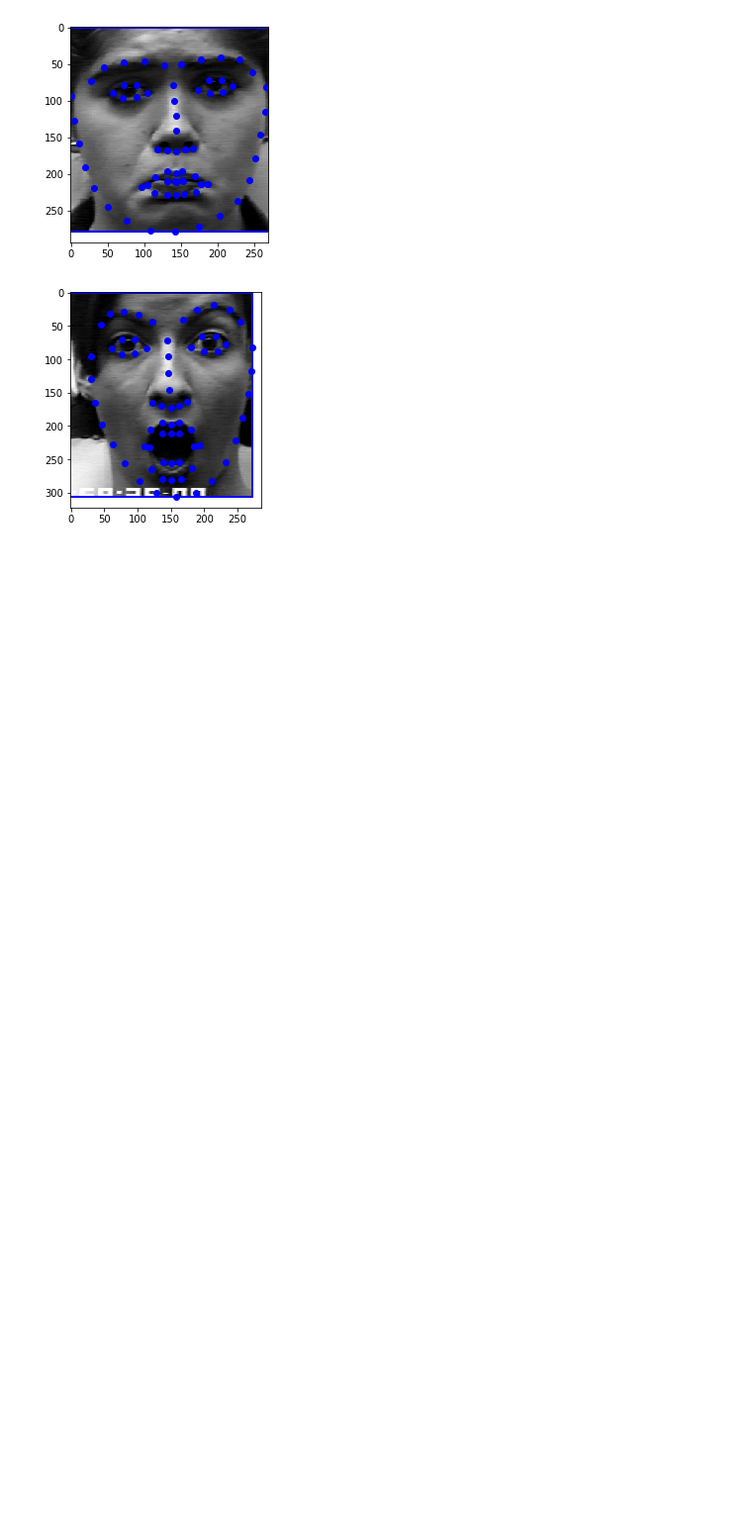
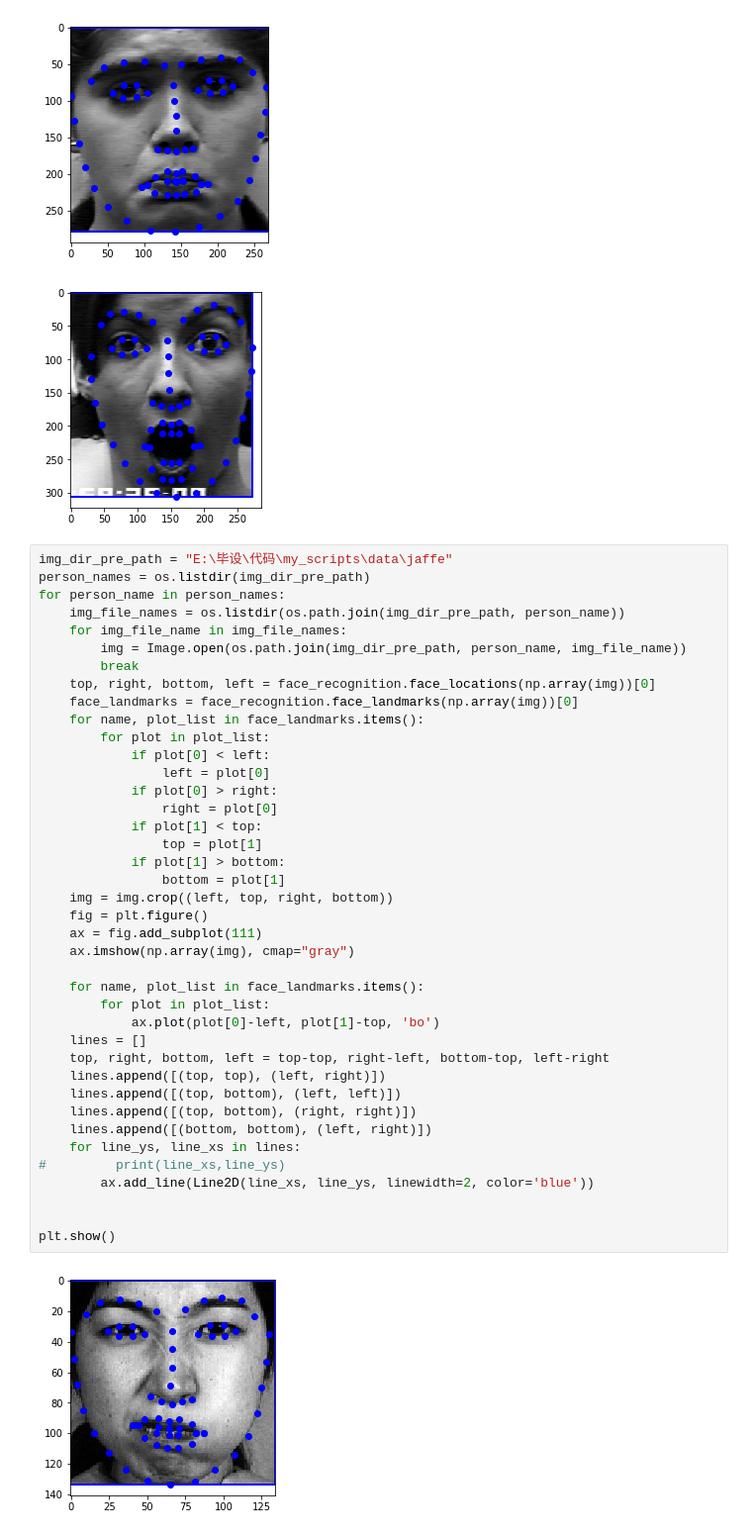
Before and after one commit to Chaunhewie/FER-based-on-Pytorch, a Jupyter notebook: pre_processing_data/re_build_data_face_recognition.ipynb, the cells around one changed output. Shown at 99% size. Saved outputs shown, nothing was run; the diff lists cells and outputs as text; blank space fills up the shorter version.

```diff
--- a/pre_processing_data/re_build_data_face_recognition.ipynb
+++ b/pre_processing_data/re_build_data_face_recognition.ipynb
@@ -57,3 +57,45 @@ plt.show()
 [figure]
 [figure]
 [figure]
+# %%
+img_dir_pre_path = "E:\毕设\代码\my_scripts\data\jaffe"
+person_names = os.listdir(img_dir_pre_path)
+for person_name in person_names:
+    img_file_names = os.listdir(os.path.join(img_dir_pre_path, person_name))
+    for img_file_name in img_file_names:
+        img = Image.open(os.path.join(img_dir_pre_path, person_name, img_file_name))
+        break
+    top, right, bottom, left = face_recognition.face_locations(np.array(img))[0]
+    face_landmarks = face_recognition.face_landmarks(np.array(img))[0]
+    for name, plot_list in face_landmarks.items():
+        for plot in plot_list:
+            if plot[0] < left:
+                left = plot[0]
+            if plot[0] > right:
+                right = plot[0]
+            if plot[1] < top:
+                top = plot[1]
+            if plot[1] > bottom:
+                bottom = plot[1]
+    img = img.crop((left, top, right, bottom))
+    fig = plt.figure()
+    ax = fig.add_subplot(111)
+    ax.imshow(np.array(img), cmap="gray")
+
+    for name, plot_list in face_landmarks.items():
+        for plot in plot_list:
+            ax.plot(plot[0]-left, plot[1]-top, 'bo')
+    lines = []
+    top, right, bottom, left = top-top, right-left, bottom-top, left-right
+    lines.append([(top, top), (left, right)])
+    lines.append([(top, bottom), (left, left)])
+    lines.append([(top, bottom), (right, right)])
+    lines.append([(bottom, bottom), (left, right)])
+    for line_ys, line_xs in lines:
+#         print(line_xs,line_ys)
+        ax.add_line(Line2D(line_xs, line_ys, linewidth=2, color='blue'))
+
+
+plt.show()
+# %% [output]
+[figure, added]
```
Also changed, not shown: parts of 1 cell of this notebook, 5 other files.
